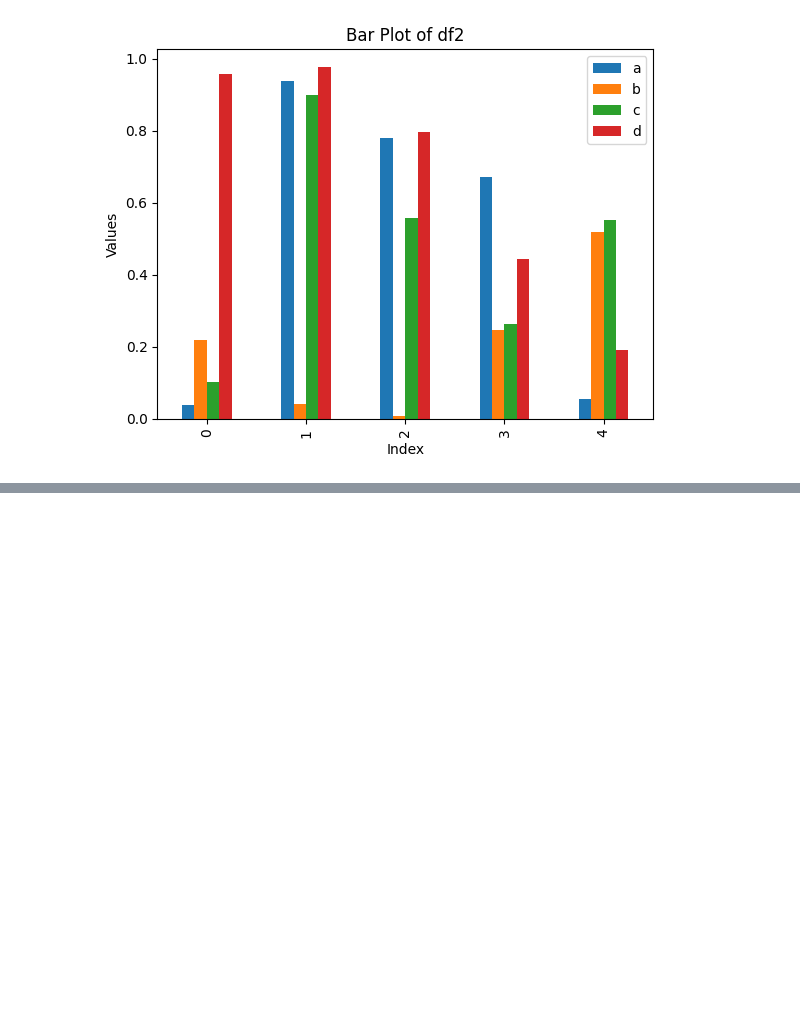
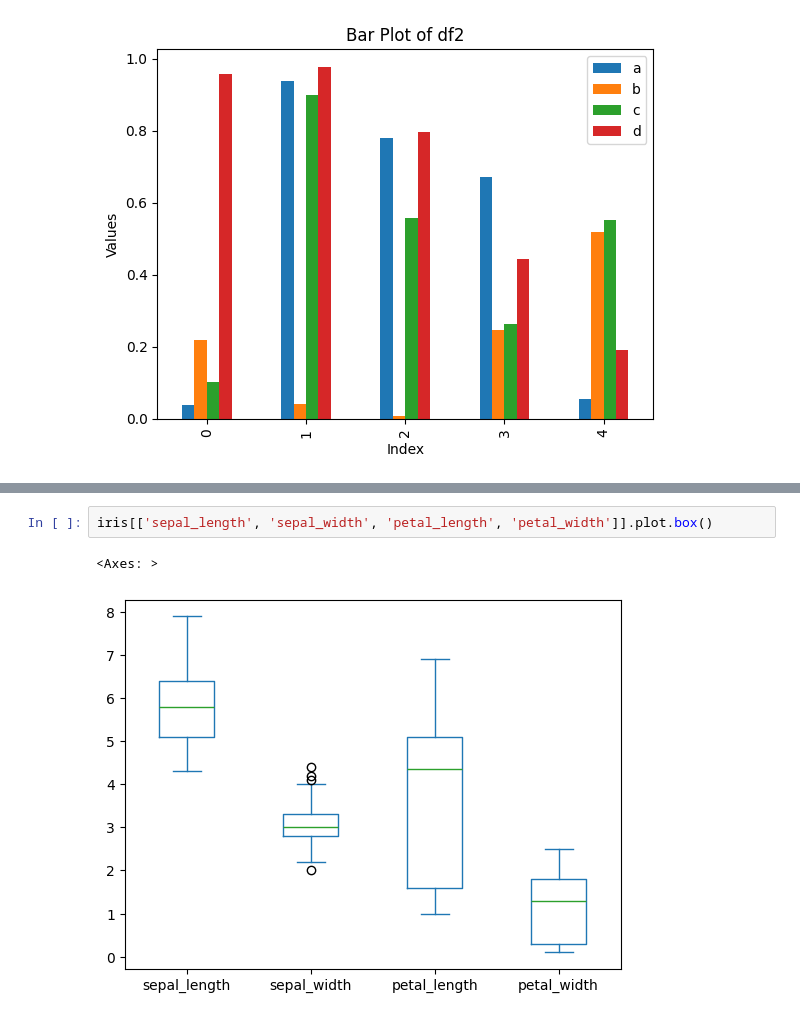
Before and after one commit to DannyCui-2016/Machine-Learning-Approach-Session, a Jupyter notebook: section 10/pandas in data visualization.ipynb, the cells around one changed output, grey strips where cells are left out. Drawn from its saved outputs; the diff is of its cells as text; blank space fills up the shorter version.

```diff
--- a/section 10/pandas in data visualization.ipynb
+++ b/section 10/pandas in data visualization.ipynb
@@ -64,0 +80,5 @@ plt.show()
+# %%
+iris[['sepal_length', 'sepal_width', 'petal_length', 'petal_width']].plot.box()
+# %% [output]
+<Axes: >
+[figure, added]
```
Also changed, not shown: parts of 4 cells of this notebook.
